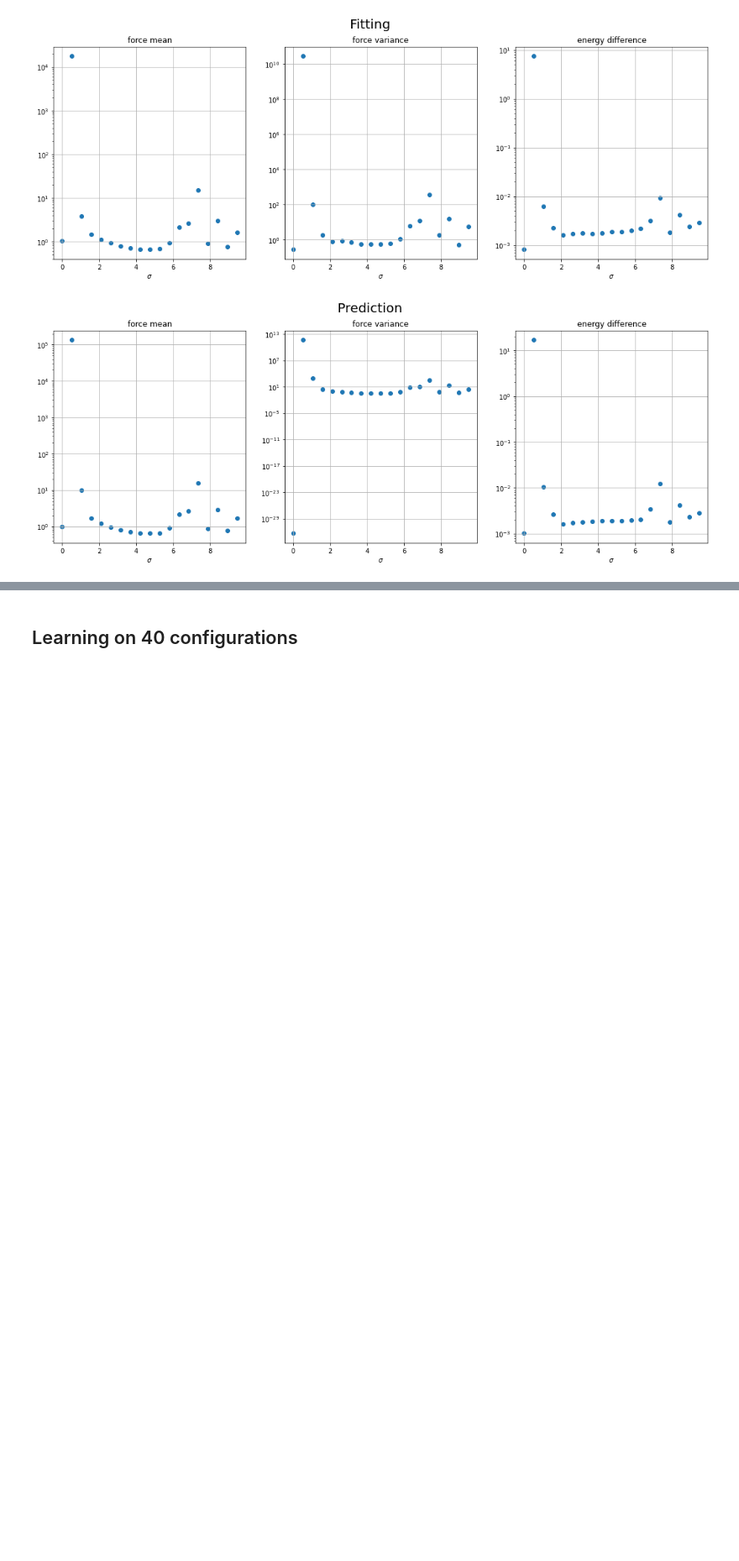
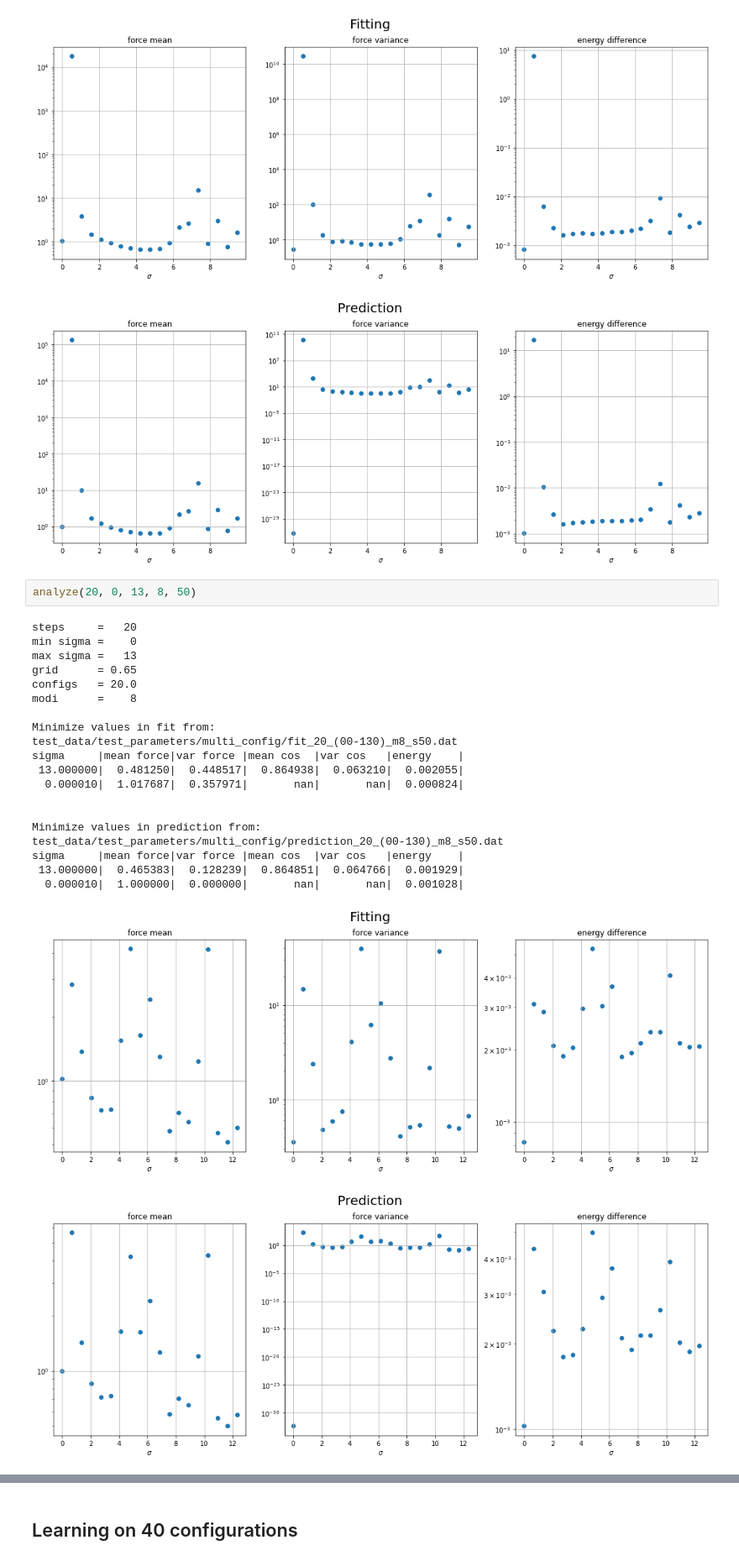
Before and after one commit to Lactose94/LP-Machine-Learning, a Jupyter notebook: gauss_quality_multi.ipynb, the cells around one changed output, grey strips where cells are left out. Shown at 84% size. Drawn from its saved outputs; the diff is of its cells as text; blank space fills up the shorter version.

```diff
--- a/quality_multi.ipynb
+++ b/gauss_quality_multi.ipynb
@@ -243,3 +243,27 @@ sigma     |mean force|var force |mean cos  |var cos   |energy    |
   0.000010|  1.000000|  0.000000|       nan|       nan|  0.001028|
 [figure]
 [figure]
+# %%
+analyze(20, 0, 13, 8, 50)
+# %% [output]
+steps     =   20
+min sigma =    0
+max sigma =   13
+grid      = 0.65
+configs   = 20.0
+modi      =    8
+
+Minimize values in fit from:
+test_data/test_parameters/multi_config/fit_20_(00-130)_m8_s50.dat
+sigma     |mean force|var force |mean cos  |var cos   |energy    |
+ 13.000000|  0.481250|  0.448517|  0.864938|  0.063210|  0.002055|
+  0.000010|  1.017687|  0.357971|       nan|       nan|  0.000824|
+
+
+Minimize values in prediction from:
+test_data/test_parameters/multi_config/prediction_20_(00-130)_m8_s50.dat
+sigma     |mean force|var force |mean cos  |var cos   |energy    |
+ 13.000000|  0.465383|  0.128239|  0.864851|  0.064766|  0.001929|
+  0.000010|  1.000000|  0.000000|       nan|       nan|  0.001028|
+[figure, added]
+[figure, added]
```
Also changed, not shown: parts of 2 cells of this notebook, 13 other files.
